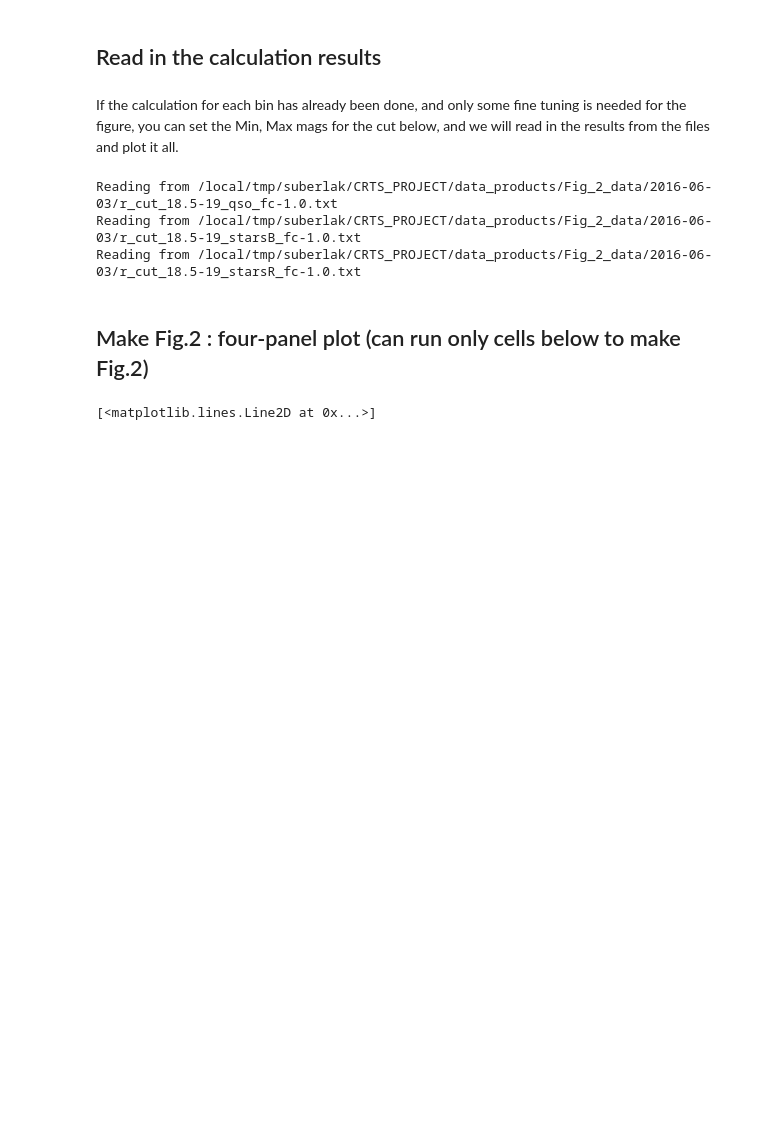
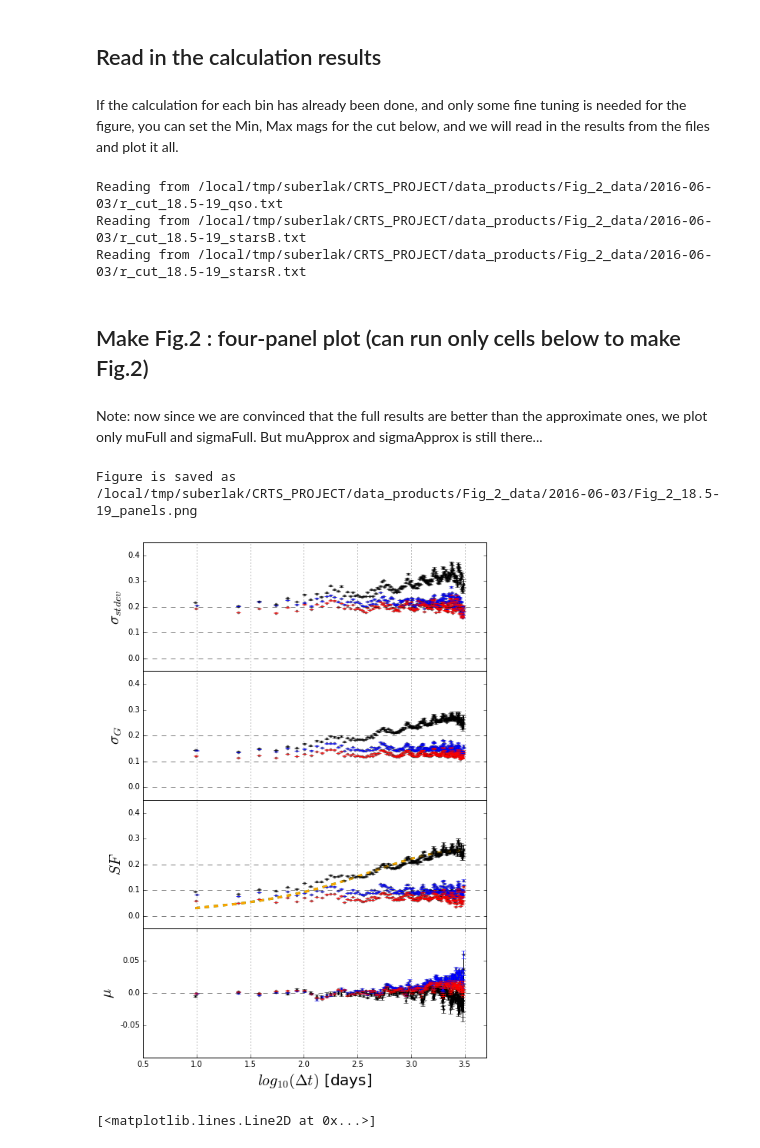
Before and after one commit to suberlak/CRTS_PROJECT, a Jupyter notebook: D_Fig_2_CRTS_sel_r_cut.ipynb, the cells around one changed output. Cells and saved outputs as stored; diff of their text form; code cells hidden in the pictures; blank space fills up the shorter version.

Commit message:
plotting now only sigmaFull on Fig2

```diff
--- a/D_Fig_2_CRTS_sel_r_cut.ipynb
+++ b/D_Fig_2_CRTS_sel_r_cut.ipynb
@@ -119,8 +119,6 @@ import variabilityFunctions as varF
 #
 # - as it is, calculate three values for sigma, etc., and plot it
 
-# Set correction factor
-fc = 1.0
 # Set the bin  : here we use only r_cut
 b = 'r_cut'
 
@@ -143,7 +141,7 @@ for obj in ['starsR'] : # out_dic[b].keys()
     # obj = 'qso'  # or starsB,  starsR
     m_ij = out_dic[b][obj][0]
     tau =  out_dic[b][obj][1]
-    e_ij = fc * out_dic[b][obj][2]
+    e_ij = out_dic[b][obj][2]
 
     #n =  out_dic[b][obj][3]
 
@@ -229,11 +227,9 @@ for obj in ['starsR'] : # out_dic[b].keys()
         mu_bins['full'][N-1] = mu_full
 
 
-    print '\n In this calculation, fc=', fc
-
     # Save the results of calculation  : Panel 1,2,3,4
 
-    fname = outDir+ b+'_'+str(Min)+'-'+str(Max)+'_'+obj+'_fc-'+str(fc)+'.txt'
+    fname = outDir+ b+'_'+str(Min)+'-'+str(Max)+'_'+obj+'.txt'
 
 
     data = np.column_stack((mean_tau, bin_stdev, bin_sigma_G, sig_bins['full'],
@@ -265,7 +261,6 @@ plot_data = OrderedDict()
 
 Min = 18.5
 Max = 19
-fc = 1.0
 
 #outDir = os.path.join(os.getcwd()[:-4],'data_products/'+'Fig_2_data',
 #                      datetime.datetime.now().strftime('%Y-%m-%d')+ '/')
@@ -274,7 +269,7 @@ outDir = '/local/tmp/suberlak/CRTS_PROJECT/data_products/Fig_2_data/2016-06-03/'
 for obj in ['qso', 'starsB', 'starsR']:
     plot_data[obj] = {}
 
-    fname = outDir+ 'r_cut_'+str(Min)+'-'+str(Max)+'_'+obj+'_fc-'+str(fc)+'.txt'
+    fname = outDir+ 'r_cut_'+str(Min)+'-'+str(Max)+'_'+obj+'.txt'
     print 'Reading from', fname
 
     colnames = open(fname,'r').read().splitlines()[0][1:].split()
@@ -283,11 +278,13 @@ for obj in ['qso', 'starsB', 'starsR']:
     for label, column in zip(colnames, d.T):
         plot_data[obj][label] = column
 # %% [output]
-Reading from /local/tmp/suberlak/CRTS_PROJECT/data_products/Fig_2_data/2016-06-03/r_cut_18.5-19_qso_fc-1.0.txt
-Reading from /local/tmp/suberlak/CRTS_PROJECT/data_products/Fig_2_data/2016-06-03/r_cut_18.5-19_starsB_fc-1.0.txt
-Reading from /local/tmp/suberlak/CRTS_PROJECT/data_products/Fig_2_data/2016-06-03/r_cut_18.5-19_starsR_fc-1.0.txt
+Reading from /local/tmp/suberlak/CRTS_PROJECT/data_products/Fig_2_data/2016-06-03/r_cut_18.5-19_qso.txt
+Reading from /local/tmp/suberlak/CRTS_PROJECT/data_products/Fig_2_data/2016-06-03/r_cut_18.5-19_starsB.txt
+Reading from /local/tmp/suberlak/CRTS_PROJECT/data_products/Fig_2_data/2016-06-03/r_cut_18.5-19_starsR.txt
 # %% [markdown]
 ## Make Fig.2 : four-panel plot (can run only cells below to make  Fig.2)
+# %% [markdown]
+Note: now since we are convinced that the full results are better than the approximate ones, we plot only muFull and sigmaFull. But muApprox and sigmaApprox is still there...
 # %%
 import matplotlib
 from matplotlib import rcParams
@@ -385,76 +382,70 @@ def model_sf(t, sf_inf=0.25, tau = 1.0):
 # Calculate the model DRW fit for QSO
 obj = 'qso'
 xdata = plot_data[obj]['meanTau']
-sf = plot_data[obj]['sigmaApprox']
+sf = plot_data[obj]['sigmaFull']
 popt, pcov = curve_fit(model_sf, xdata, sf)
 y = model_sf(xdata, sf_inf=popt[0], tau = popt[1]) # tau 1 year in days
 
 # Fold-in the error to the model SF , plot
 # both folded and not-folded version
 
-err_sig = plot_data[obj]['sigmaApprox']* 1.06 / np.sqrt(plot_data[obj]['binCount'])
+err_sig = plot_data[obj]['sigmaFull']* 1.06 / np.sqrt(plot_data[obj]['binCount'])
 y_fold = np.sqrt((y ** 2.0)+ (err_sig ** 2.0) )
 ax[2].plot(np.log10(xdata), y_fold , lw=3, c = 'green', ls='--')
 ax[2].plot(np.log10(xdata), y , lw=3, c = 'orange', ls='--')
 
-text = r'$ \mathrm{Model:}\ \tau=%.3f \,\mathrm{days} , \ SF_{\infty}=%.3f \,\mathrm{mag}$'%(popt[1],popt[0])
-ax[2].text(x=0.75, y=0.3,s = text )
+#text = r'$ \mathrm{Model:}\ \tau=%.3f \,\mathrm{days} , \ SF_{\infty}=%.3f \,\mathrm{mag}$'%(popt[1],popt[0])
+#ax[2].text(x=0.75, y=0.3,s = text )
 
 
 # plot approximate sigma
 for obj in plot_data.keys() :
 
-    ax[2].scatter(np.log10(plot_data[obj]['meanTau']), plot_data[obj]['sigmaApprox'], s=p_size,
+    ax[2].scatter(np.log10(plot_data[obj]['meanTau']), plot_data[obj]['sigmaFull'], s=p_size,
                     alpha=p_al, c = colors[obj])
-    err_sig = plot_data[obj]['sigmaApprox']* 1.06 / np.sqrt(plot_data[obj]['binCount'])
+    err_sig = plot_data[obj]['sigmaFull']* 1.06 / np.sqrt(plot_data[obj]['binCount'])
     #
-    ax[2].errorbar(np.log10(plot_data[obj]['meanTau']), plot_data[obj]['sigmaApprox'],err_sig,
+    ax[2].errorbar(np.log10(plot_data[obj]['meanTau']), plot_data[obj]['sigmaFull'],err_sig,
                    linestyle='None', c = colors[obj]  )
-
-# plot full sigma, based on margin-limited bootstrapping
-for obj in plot_data.keys() :
-    ax[2].scatter(np.log10(plot_data[obj]['meanTau']), plot_data[obj]['sigmaFull'], s=p_size,
-                    alpha=p_al, c ='cyan')
 
 
 ax[2].set_ylim(bottom=y_bott, top=y_top)
 ax[2].set_xlim(left=x_left, right=x_right)
 ax[2].set_ylabel(r'$SF $',fontsize=20)
 ax[2].tick_params( axis='x', which='both',  bottom='off',
                 top='off', labelbottom='off')
 ax[2].grid(axis='x')
 ax[2].set_yticks([0,0.1,0.2,0.3,0.4])
 ax[2].set_yticklabels(['0.0','0.1', '0.2', '0.3', '0.4'])
 ax[2].axhline(y=0.0, color='black', lw=lh_w, ls=lh_st,alpha=lh_al)
 ax[2].axhline(y=0.1, color='black', lw=lh_w, ls=lh_st,alpha=lh_al)
 ax[2].axhline(y=0.2, color='black', lw=lh_w, ls=lh_st,alpha=lh_al)
 
 # Panel 4
 for obj in plot_data.keys() :
-    ax[3].scatter(np.log10(plot_data[obj]['meanTau']), plot_data[obj]['muApprox'], s=p_size,
+    ax[3].scatter(np.log10(plot_data[obj]['meanTau']), plot_data[obj]['muFull'], s=p_size,
                     alpha=p_al, c = colors[obj])
     err_mu =  plot_data[obj]['stdev'] / np.sqrt(plot_data[obj]['binCount'])
-    ax[3].errorbar(np.log10(plot_data[obj]['meanTau']), plot_data[obj]['muApprox'],err_mu,
+    ax[3].errorbar(np.log10(plot_data[obj]['meanTau']), plot_data[obj]['muFull'],err_mu,
                    linestyle='None', c = colors[obj]  )
-
-for obj in plot_data.keys() :
-    ax[3].scatter(np.log10(plot_data[obj]['meanTau']), plot_data[obj]['muFull'], s=p_size,
-                    alpha=p_al, c = 'cyan')
 
 ax[3].axhline(y=0.0, color='black', lw=lh_w, ls=lh_st,alpha=lh_al)
 ax[3].set_ylim(top=y_mu_top, bottom=y_mu_bott)
 ax[3].set_xlim(left=x_left, right=x_right)
 ax[3].set_yticks([-0.05,0,0.05])
 ax[3].set_yticklabels(['-0.05','0.0', '0.05'])
 ax[3].set_ylabel(r'$\mu$', fontsize=20)
 ax[3].grid(axis='x')
 ax[3].set_xlabel(r'$log_{10} (\Delta t)$ [days]',fontsize=20)
 
-figname = outDir+'Fig_2_'+str(Min)+'-'+str(Max)+'_panels_fc-'+str(fc)+'.png'
+figname = outDir+'Fig_2_'+str(Min)+'-'+str(Max)+'_panels.png'
 plt.savefig(figname)
 print 'Figure is saved as ', figname
 
 #
+# %% [output]
+Figure is saved as  /local/tmp/suberlak/CRTS_PROJECT/data_products/Fig_2_data/2016-06-03/Fig_2_18.5-19_panels.png
+[figure, added]
 # %%
 #Show that indeed full vs approximate are slightly different, but not too much..
 plt.scatter(plot_data['qso']['sigmaFull'], plot_data['qso']['sigmaApprox'])
```
